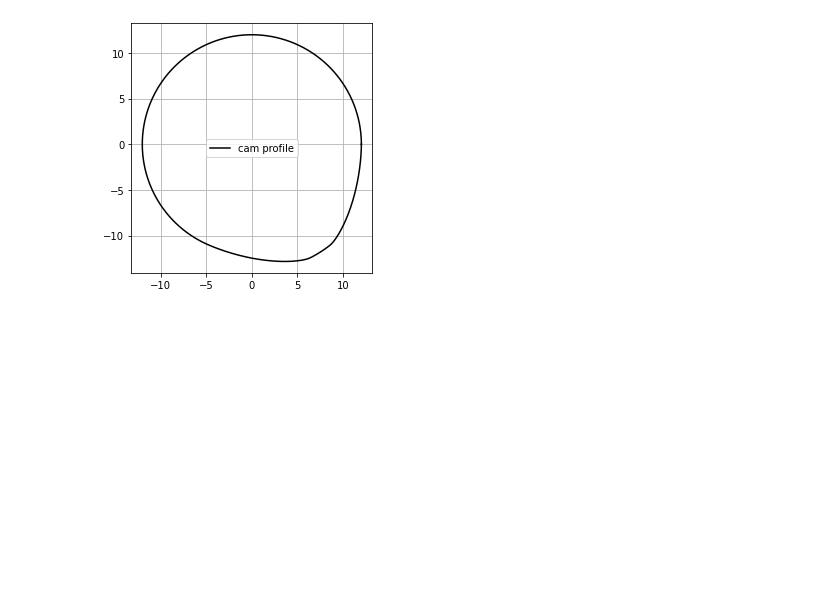
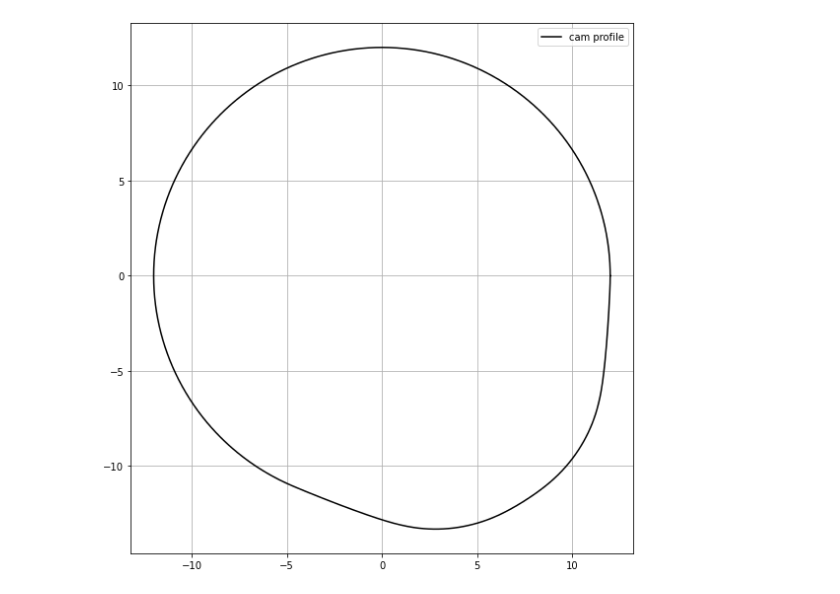
Before and after one commit to chimnonvuive/literate-meme, a Jupyter notebook: air compressor/cam.ipynb, the cells around one changed output. Cells and saved outputs as stored; diff of their text form; code cells hidden in the pictures; blank space fills up the shorter version.

```diff
--- a/air compressor/cam.ipynb
+++ b/air compressor/cam.ipynb
@@ -211,26 +202,32 @@ print(max(dys)-min(dys))
 # %%
-s, x, theta = ys, dys, xs*np.pi/180
+s, x, theta = ys, np.hstack((0,np.diff(ys))), xs
+s, x, theta = ys, 0, xs
+
 RA = np.sqrt((Rb+s)**2 + x**2)
 sigA = theta + np.arctan(x/(Rb + s))
 
 xn = RA * np.cos(sigA)
 yn = -np.sign(omg) * RA * np.sin(sigA)
 
-fig, ax = plt.subplots()
+fig, ax = plt.subplots(figsize=(10,8))
 ax.plot(xn,yn,'k',label='cam profile')
 ax.grid()
 ax.set_aspect('equal')
 ax.legend()
+
+# R0, Y, Theta, dy = Rb, ys, xs, dys
+# xn = (R0+Y)*np.sin(Theta) + dys*np.cos(Theta)
+# yn = (R0+Y)*np.cos(Theta) - dys*np.sin(Theta)
 
 # fig, ax = plt.subplots(2,1, figsize=(8,11))
 # ax[0].plot(xn,yn,'k',label='cam profile')
 # ax[0].grid()
 # ax[0].set_aspect('equal')
 # ax[0].legend()
 # ax[1].plot(xs,-ys-ddys,'k')
 # ax[1].grid()
 # ax[1].set_xlabel
 plt.tight_layout()
 np.savetxt('cam_profile.txt',np.array([xn,yn,np.zeros(len(xn))]).T,delimiter='\t')
 # %% [output]
-[figure, old version]
+[figure, new version]
```
Also changed, not shown: parts of 3 cells of this notebook, 4 other files.
